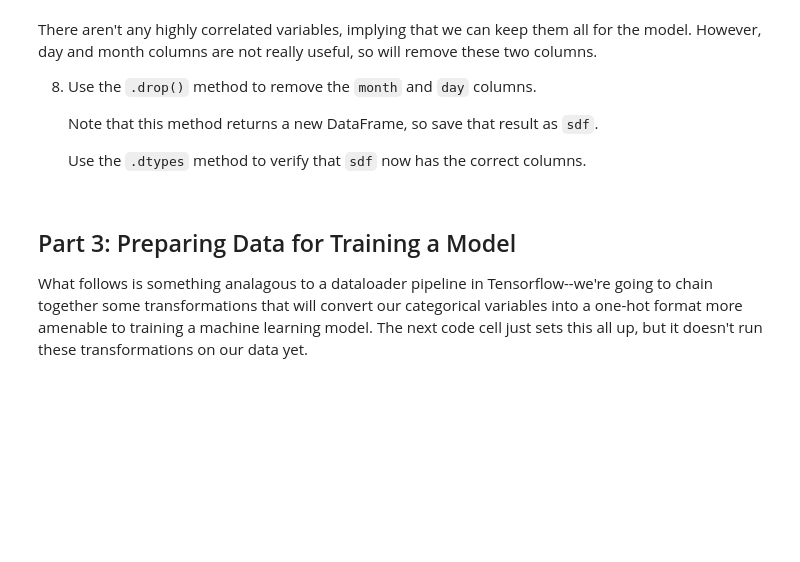
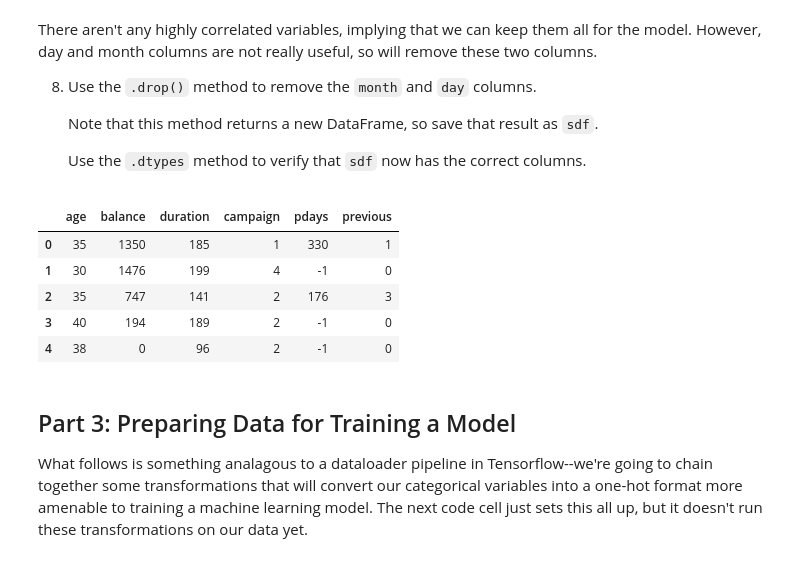
Before and after one commit to deshantm/Todd-MLE-11, a Jupyter notebook: assignments/week-05-big-data/nb/subscription-prediction.ipynb, the cells around one changed output. Drawn from its saved outputs; the diff is of its cells as text; code cells hidden in the pictures; blank space fills up the shorter version.

```diff
--- a/assignments/week-05-big-data/nb/subscription-prediction.ipynb
+++ b/assignments/week-05-big-data/nb/subscription-prediction.ipynb
@@ -439,3 +429,22 @@ There aren't any highly correlated variables, implying that we can keep them all
+# %%
+#use drop to remove columns month and day from numeric_data and store in sdf
+
+#numeric_data.head(5)
+#numeric_data.dtypes
+#sdf = numeric_data
+sdf.head(5)
+#sdf = numeric_data.drop(['month','day'], axis=1)
+#sdf.head(5)
+#sdf.dtypes
+#sdf = numeric_data.drop(['pmonth', 'pday'])
+#sdf.head(5)
+# %% [output]
+|  | age | balance | duration | campaign | pdays | previous |
+| 0 | 35 | 1350 | 185 | 1 | 330 | 1 |
+| 1 | 30 | 1476 | 199 | 4 | -1 | 0 |
+| 2 | 35 | 747 | 141 | 2 | 176 | 3 |
+| 3 | 40 | 194 | 189 | 2 | -1 | 0 |
+| 4 | 38 | 0 | 96 | 2 | -1 | 0 |
 # %% [markdown]
 ## Part 3: Preparing Data for Training a Model
 
```
Also changed, not shown: parts of 16 cells of this notebook.
